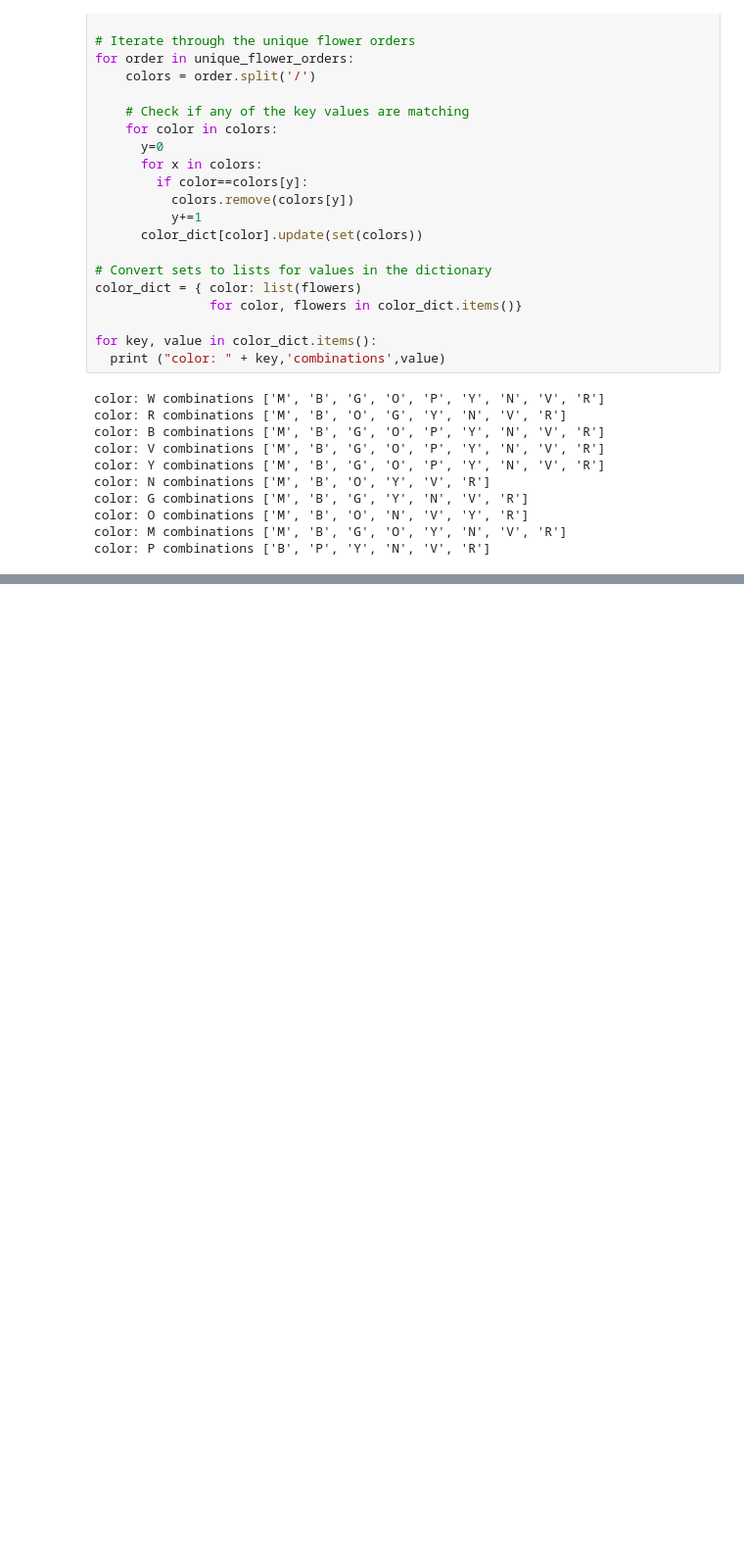
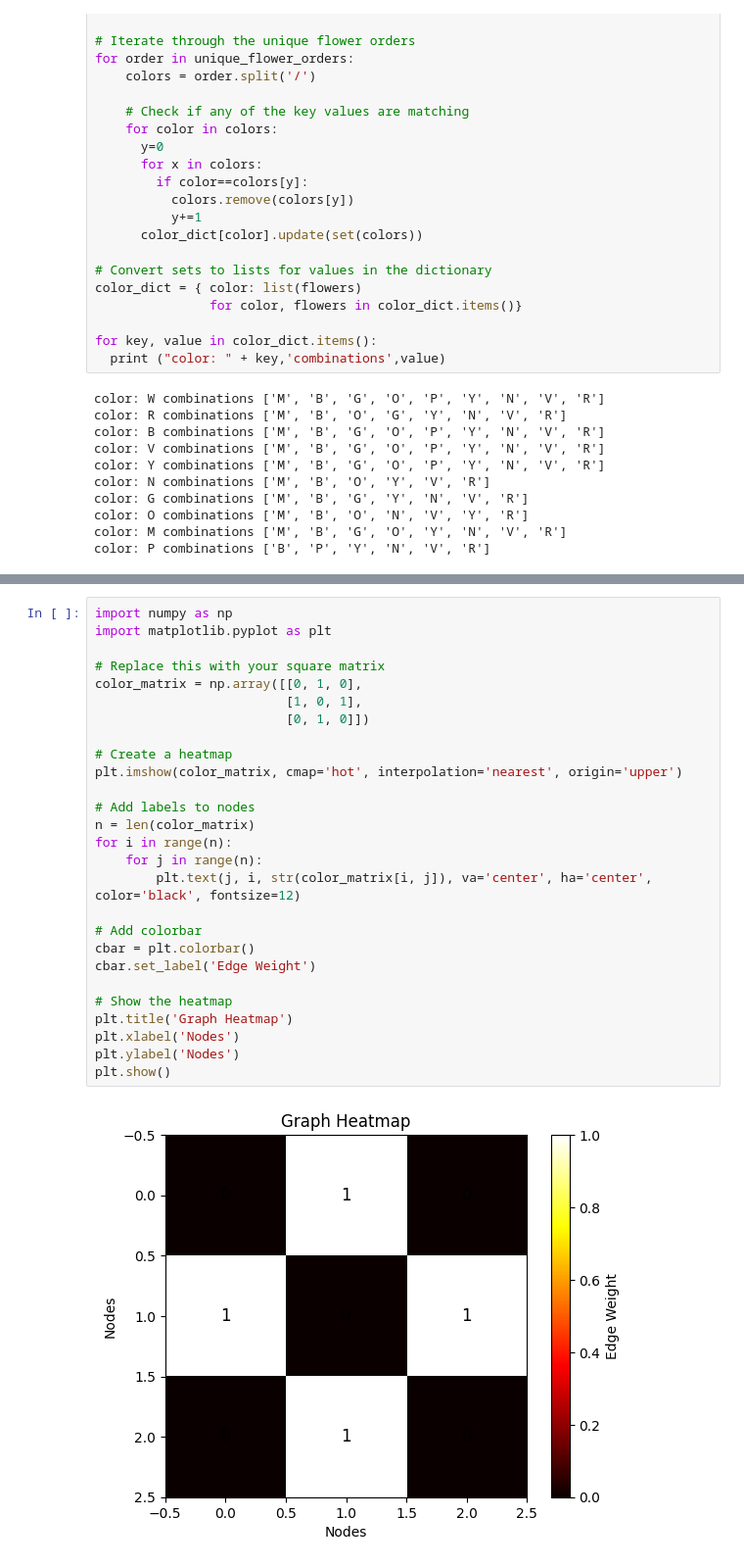
Before and after one commit to KendallScott/ML2, a Jupyter notebook: Scott_Kendall_HW1.ipynb, the cells around one changed output, grey strips where cells are left out. Shown at 98% size. Cells and saved outputs as stored; diff of their text form; blank space fills up the shorter version.

```diff
--- a/Scott_Kendall_HW1.ipynb
+++ b/Scott_Kendall_HW1.ipynb
@@ -588,0 +646,29 @@ color: P combinations ['B', 'P', 'Y', 'N', 'V', 'R']
+# %%
+import numpy as np
+import matplotlib.pyplot as plt
+
+# Replace this with your square matrix
+color_matrix = np.array([[0, 1, 0],
+                         [1, 0, 1],
+                         [0, 1, 0]])
+
+# Create a heatmap
+plt.imshow(color_matrix, cmap='hot', interpolation='nearest', origin='upper')
+
+# Add labels to nodes
+n = len(color_matrix)
+for i in range(n):
+    for j in range(n):
+        plt.text(j, i, str(color_matrix[i, j]), va='center', ha='center', color='black', fontsize=12)
+
+# Add colorbar
+cbar = plt.colorbar()
+cbar.set_label('Edge Weight')
+
+# Show the heatmap
+plt.title('Graph Heatmap')
+plt.xlabel('Nodes')
+plt.ylabel('Nodes')
+plt.show()
+# %% [output]
+[figure, added]
```
Also changed, not shown: parts of 20 cells of this notebook.
